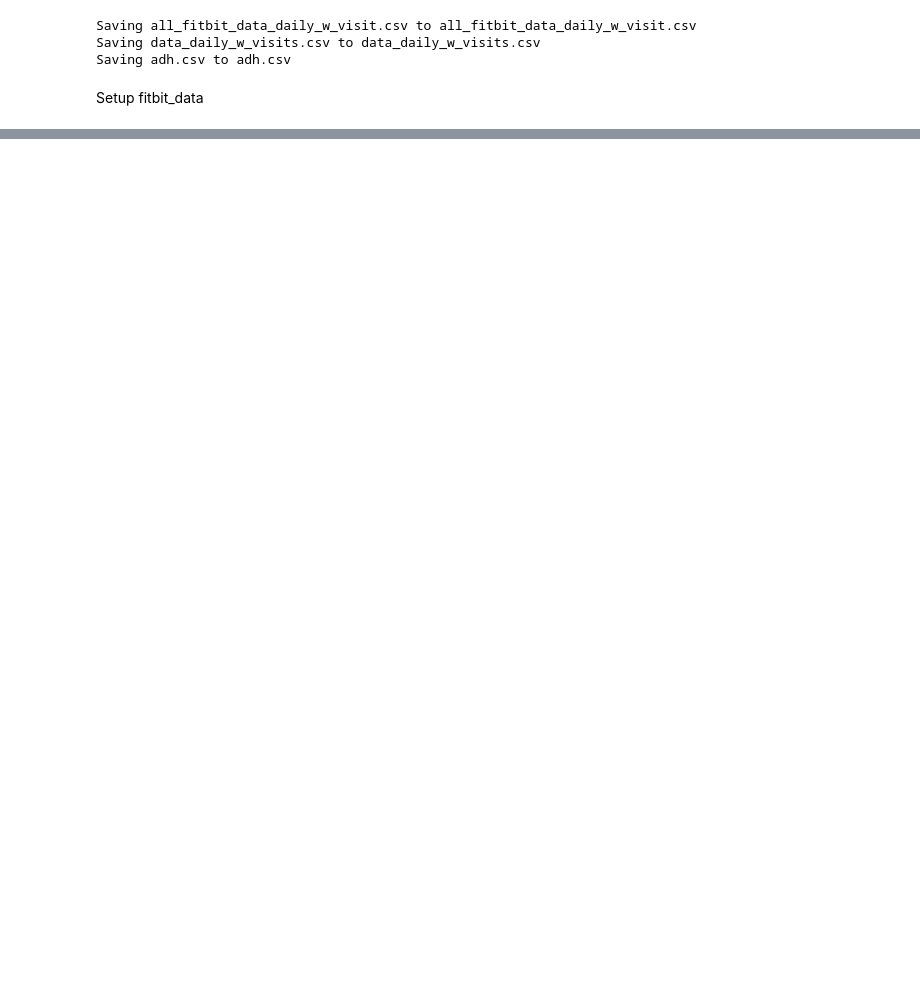
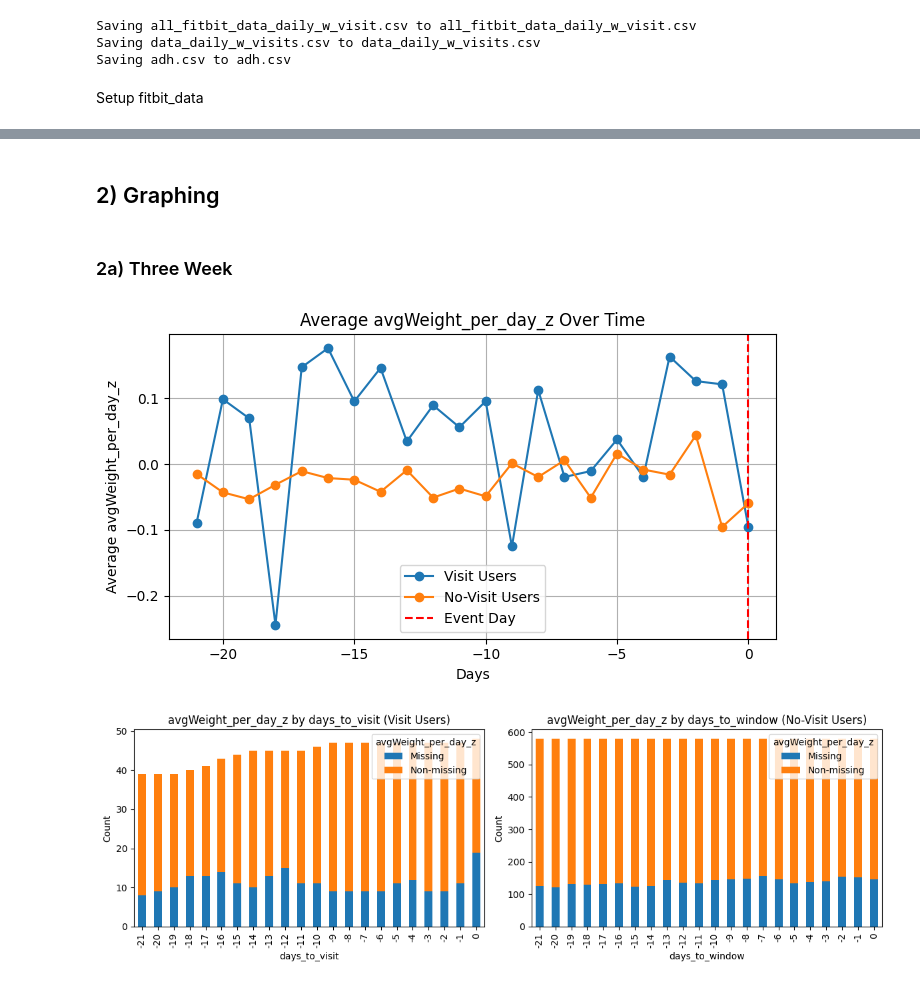
Before and after one commit to jhdaws/mhealth_classification, a Jupyter notebook: data_exploration/data_windows.ipynb, the cells around one changed output, grey strips where cells are left out. Drawn from its saved outputs; the diff is of its cells as text; code cells hidden in the pictures; blank space fills up the shorter version.

Commit message:
graphs made

```diff
--- a/data_exploration/data_windows.ipynb
+++ b/data_exploration/data_windows.ipynb
@@ -101,7 +101,7 @@ def zscore_userwise(df, features):
         df_z[col + '_z'] = (df[col] - means) / stds
     return df_z
 # %%
-z_features = ['avgWeight_per_day', 'calories', 'heart', 'steps']
+z_features = ['avgWeight_per_day', 'calories', 'heart', 'steps', 'hrv_dailyRmssd', 'hrv_deepRmssd']
 
 z_fb_data = zscore_userwise(full_fb_data, z_features)
 # %%
@@ -183,0 +184,2 @@ two_week
+# %% [markdown]
+## 2) Graphing
@@ -183,0 +238,16 @@ two_week
+# %%
+def drop_nan_user(df, feature):
+    valid_users = df.groupby('fitbit_user_id')[feature].apply(lambda x: not x.isna().all())
+    valid_user_ids = valid_users[valid_users].index
+
+    return df[df['fitbit_user_id'].isin(valid_user_ids)].reset_index(drop=True)
+# %% [markdown]
+### 2a) Three Week
+# %%
+three_week_visit_weight = drop_nan_user(three_week_visit, 'avgWeight_per_day_z')
+three_week_weight = drop_nan_user(three_week, 'avgWeight_per_day_z')
+# %%
+plot_feature_comparison(three_week_visit_weight, three_week_weight, 'avgWeight_per_day_z', bin_continuous=True, n_bins=10)
+# %% [output]
+[figure, added]
+[figure, added]
```
Also changed, not shown: parts of 33 cells of this notebook.
